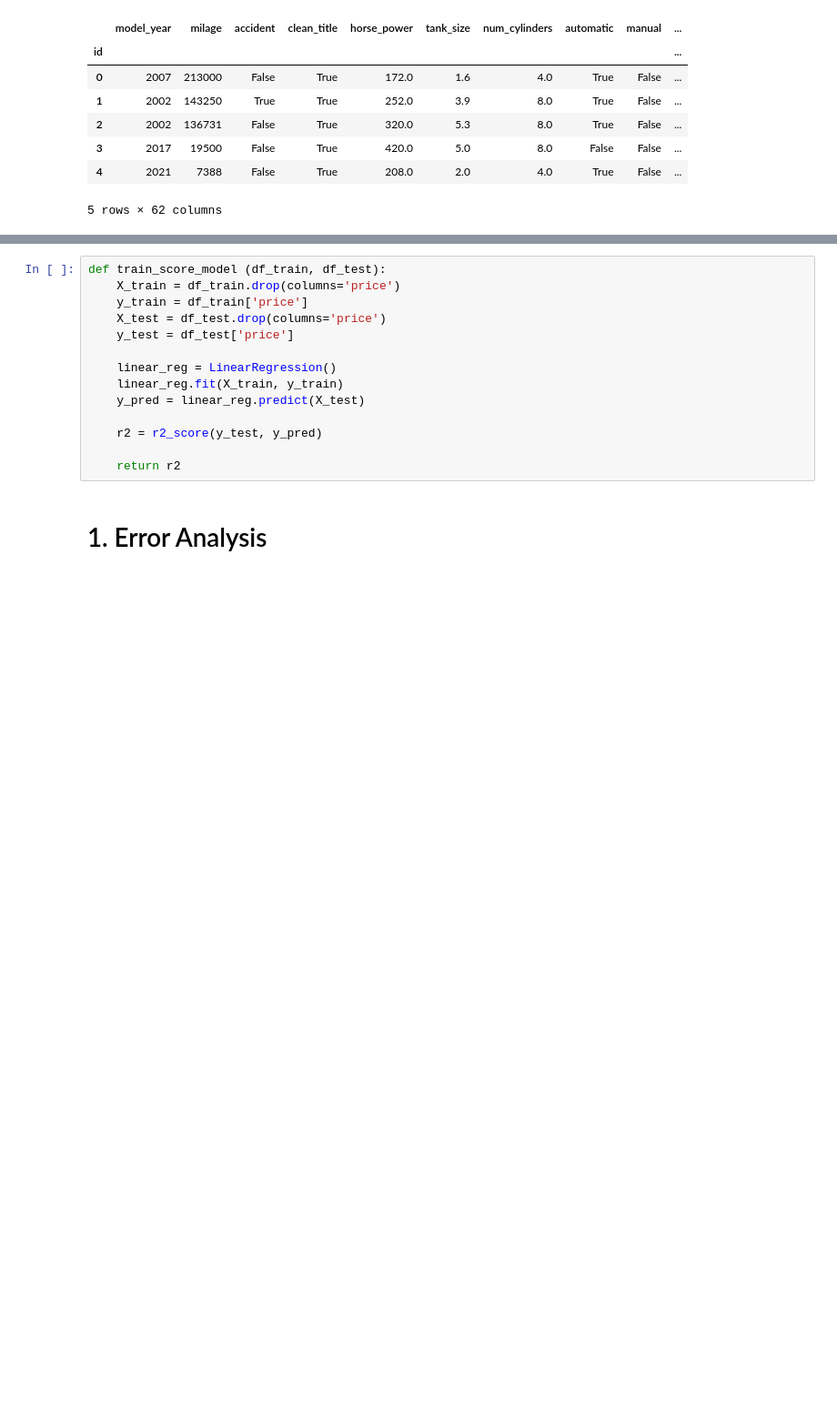
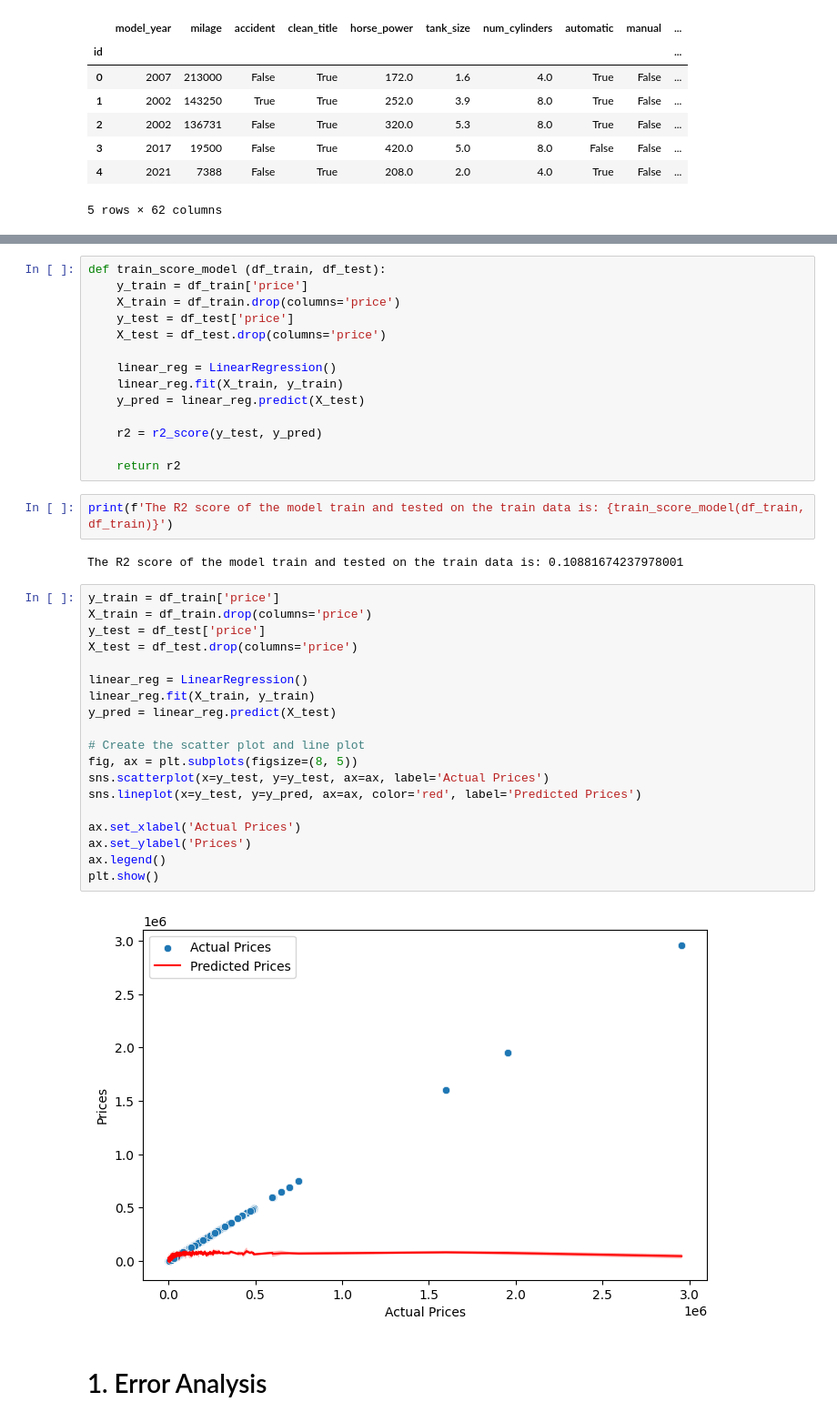
Before and after one commit to YaelDahariBIU/Tabular-Data, a Jupyter notebook: Part_2/part_2.ipynb, the cells around one changed output, grey strips where cells are left out. Shown at 91% size. Saved outputs shown, nothing was run; the diff lists cells and outputs as text; blank space fills up the shorter version.

```diff
--- a/Part_2/part_2.ipynb
+++ b/Part_2/part_2.ipynb
@@ -49,10 +53,10 @@ df_test.head()
 5 rows × 62 columns
 # %%
 def train_score_model (df_train, df_test):
+	y_train = df_train['price']
 	X_train = df_train.drop(columns='price')
-	y_train = df_train['price']
+	y_test = df_test['price']
 	X_test = df_test.drop(columns='price')
-	y_test = df_test['price']
 
 	linear_reg = LinearRegression()
 	linear_reg.fit(X_train, y_train)
@@ -61,6 +65,31 @@ def train_score_model (df_train, df_test):
 	r2 = r2_score(y_test, y_pred)
 
 	return r2
+# %%
+print(f'The R2 score of the model train and tested on the train data is: {train_score_model(df_train, df_train)}')
+# %% [output]
+The R2 score of the model train and tested on the train data is: 0.10881674237978001
+# %%
+y_train = df_train['price']
+X_train = df_train.drop(columns='price')
+y_test = df_test['price']
+X_test = df_test.drop(columns='price')
+
+linear_reg = LinearRegression()
+linear_reg.fit(X_train, y_train)
+y_pred = linear_reg.predict(X_test)
+
+# Create the scatter plot and line plot
+fig, ax = plt.subplots(figsize=(8, 5))
+sns.scatterplot(x=y_test, y=y_test, ax=ax, label='Actual Prices')
+sns.lineplot(x=y_test, y=y_pred, ax=ax, color='red', label='Predicted Prices')
+
+ax.set_xlabel('Actual Prices')
+ax.set_ylabel('Prices')
+ax.legend()
+plt.show()
+# %% [output]
+[figure, added]
 # %% [markdown]
 # 1. Error Analysis
 # %% [markdown]
```
Also changed, not shown: parts of 15 cells of this notebook.
